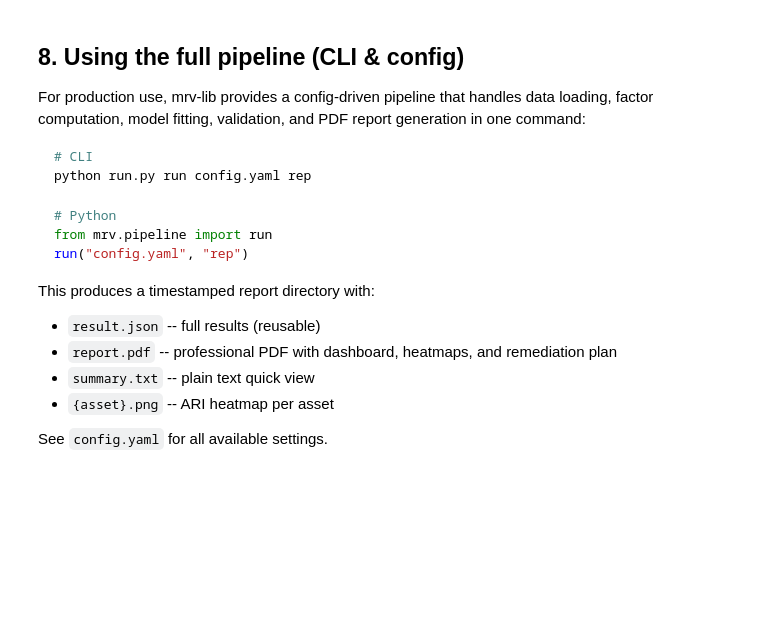
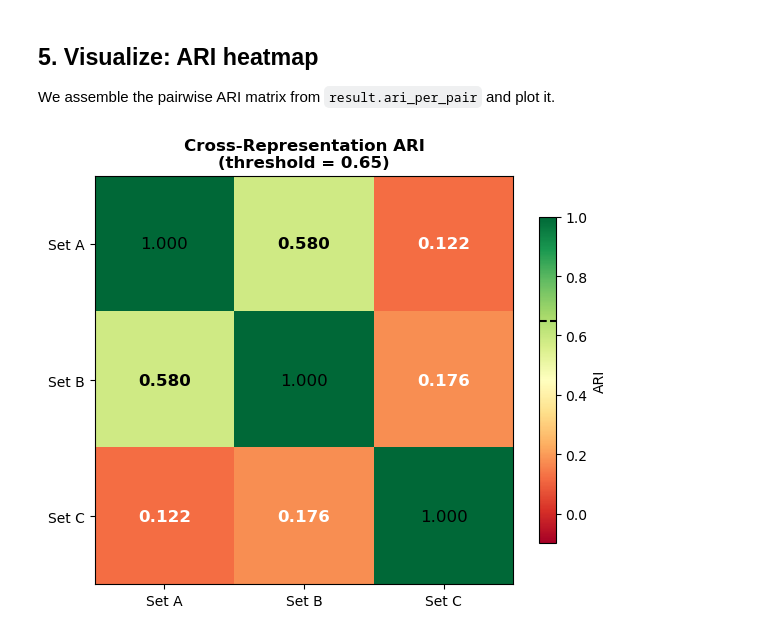
Before and after one commit to modelguard-lab/mrv-lib, a Jupyter notebook: examples/quickstart.ipynb, the cells around one changed output. Drawn from its saved outputs; the diff is of its cells as text; code cells hidden in the pictures; blank space fills up the shorter version.

````diff
--- a/examples/quickstart.ipynb
+++ b/examples/quickstart.ipynb
@@ -183,0 +159,19 @@ else:
+# %%
+asset = "asset"
+print(f"Mean ARI:            {result.mean_ari[asset]:.3f}   (threshold {result.ari_threshold})")
+print(f"Min  ARI:            {result.min_ari[asset]:.3f}")
+print(f"Partition passes:    {result.passes_partition[asset]}")
+print(f"Ordering passes:     {result.passes_ordering[asset]}")
+print(f"Matching-free null:  {result.null_1_over_K:.3f}  (1/K, K={result.K})")
+
+print("\nARI per pair:")
+for pair, v in result.ari_per_pair[asset].items():
+    print(f"  {pair[0]:28s} vs {pair[1]:28s}  ARI={v:.3f}")
+
+print("\nOrdering (Spearman) per pair:")
+for pair, v in result.ordering_per_pair[asset].items():
+    print(f"  {pair[0]:28s} vs {pair[1]:28s}  rho={v:.3f}")
+
+if not result.passes_partition[asset]:
+    print("\nLabels are NOT representation-invariant: the partition shifts with the")
+    print("chosen feature set. Document this specification sensitivity before deployment.")
@@ -184,46 +197,31 @@ else:
+# %% [markdown]
+## 5. Visualize: ARI heatmap
+
+We assemble the pairwise ARI matrix from `result.ari_per_pair` and plot it.
 # %%
+names = list(admissible_class.keys())
+m = len(names)
+ari_matrix = np.eye(m)
+for (a, b), v in result.ari_per_pair[asset].items():
+    i, j = names.index(a), names.index(b)
+    ari_matrix[i, j] = ari_matrix[j, i] = v
+
 fig, ax = plt.subplots(figsize=(6, 5))
-data = ari_matrix.values.astype(float)
-im = ax.imshow(data, vmin=-0.1, vmax=1.0, cmap="RdYlGn", aspect="auto")
+im = ax.imshow(ari_matrix, vmin=-0.1, vmax=1.0, cmap="RdYlGn", aspect="auto")
 short_labels = ["Set A", "Set B", "Set C"]
-ax.set_xticks(range(n))
-ax.set_yticks(range(n))
-ax.set_xticklabels(short_labels)
-ax.set_yticklabels(short_labels)
-for i in range(n):
-    for j in range(n):
-        v = data[i, j]
+ax.set_xticks(range(m)); ax.set_yticks(range(m))
+ax.set_xticklabels(short_labels); ax.set_yticklabels(short_labels)
+for i in range(m):
+    for j in range(m):
+        v = ari_matrix[i, j]
         ax.text(j, i, f"{v:.3f}", ha="center", va="center", fontsize=12,
                 fontweight="bold" if i != j else "normal",
                 color="white" if v < 0.4 else "black")
-ax.set_title(f"Cross-Representation ARI\n(threshold = {ARI_THRESHOLD})", fontweight="bold")
+ax.set_title(f"Cross-Representation ARI\n(threshold = {result.ari_threshold})", fontweight="bold")
 cbar = fig.colorbar(im, ax=ax, shrink=0.8)
 cbar.set_label("ARI")
-cbar.ax.axhline(y=ARI_THRESHOLD, color="black", linewidth=1.5, linestyle="--")
+cbar.ax.axhline(y=result.ari_threshold, color="black", linewidth=1.5, linestyle="--")
 fig.tight_layout()
 plt.show()
+# %% [output]
+[figure, added]
-# %% [markdown]
-## 8. Using the full pipeline (CLI & config)
-
-For production use, mrv-lib provides a config-driven pipeline that handles
-data loading, factor computation, model fitting, validation, and PDF report
-generation in one command:
-
-```bash
-# CLI
-python run.py run config.yaml rep
-```
-
-```python
-# Python
-from mrv.pipeline import run
-run("config.yaml", "rep")
-```
-
-This produces a timestamped report directory with:
-- `result.json` -- full results (reusable)
-- `report.pdf` -- professional PDF with dashboard, heatmaps, and remediation plan
-- `summary.txt` -- plain text quick view
-- `{asset}.png` -- ARI heatmap per asset
-
-See `config.yaml` for all available settings.
````
Also changed, not shown: parts of 19 cells of this notebook, 55 other files.
